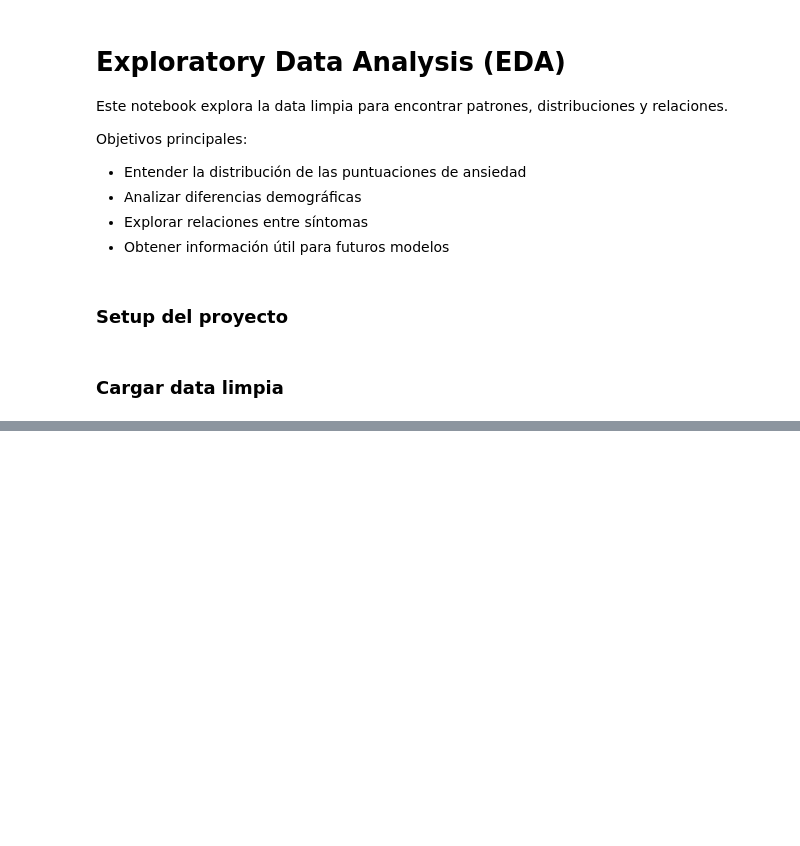
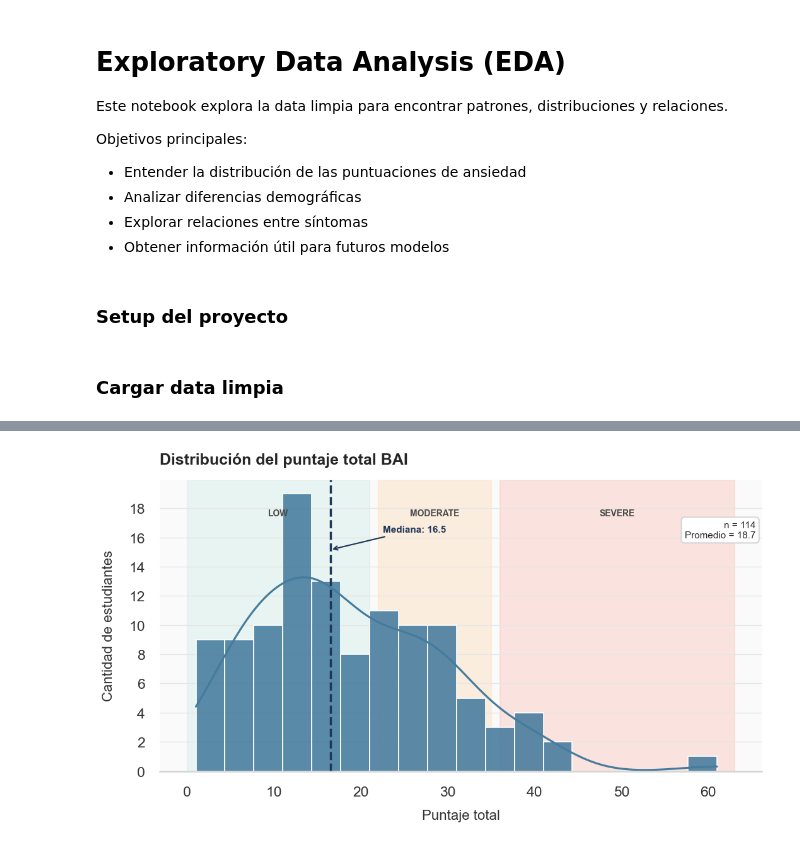
Before and after one commit to homeless-coder/bai-analysis, a Jupyter notebook: notebooks/02_eda.ipynb, the cells around one changed output, grey strips where cells are left out. Saved outputs shown, nothing was run; the diff lists cells and outputs as text; code cells hidden in the pictures; blank space fills up the shorter version.

```diff
--- a/notebooks/02_eda.ipynb
+++ b/notebooks/02_eda.ipynb
@@ -39,0 +93,86 @@ df.head()
+# %%
+if "polish_axes" not in globals():
+    def polish_axes(ax):
+        ax.grid(axis="y", color="#E6E6E6", linewidth=1)
+        ax.grid(axis="x", visible=False)
+        sns.despine(ax=ax, left=True, bottom=False)
+        ax.title.set_color("#222222")
+        return ax
+
+if "save_plot" not in globals():
+    from src.config import OUTPUTS_FIGURES
+    OUTPUTS_FIGURES.mkdir(parents=True, exist_ok=True)
+
+    def save_plot(fig, filename):
+        fig.tight_layout()
+        fig.savefig(OUTPUTS_FIGURES / filename, dpi=180, bbox_inches="tight")
+
+from matplotlib.ticker import MaxNLocator
+
+SCORE_BANDS = globals().get("SCORE_BANDS", [
+    (0, 21, "LOW", "#D9F0EA"),
+    (22, 35, "MODERATE", "#FDE4C8"),
+    (36, 63, "SEVERE", "#F6D0D0"),
+])
+
+fig, ax = plt.subplots(figsize=(11, 6.4))
+score_mean = df["totalScore"].mean()
+score_median = df["totalScore"].median()
+
+for start, end, label, color in SCORE_BANDS:
+    ax.axvspan(start, end, color=color, alpha=0.55, zorder=0)
+    ax.text(
+        (start + end) / 2,
+        0.90,
+        label,
+        transform=ax.get_xaxis_transform(),
+        ha="center",
+        va="top",
+        fontsize=10,
+        fontweight="bold",
+        color="#4A4A4A",
+    )
+
+sns.histplot(
+    data=df,
+    x="totalScore",
+    bins=18,
+    kde=True,
+    color="#457B9D",
+    edgecolor="white",
+    linewidth=1.2,
+    alpha=0.88,
+    ax=ax,
+)
+
+ax.yaxis.set_major_locator(MaxNLocator(integer=True))
+ax.axvline(score_median, color="#1D3557", linewidth=2.5, linestyle="--")
+ax.annotate(
+    f"Mediana: {score_median:.1f}",
+    xy=(score_median, ax.get_ylim()[1] * 0.76),
+    xytext=(score_median + 6, ax.get_ylim()[1] * 0.82),
+    arrowprops={"arrowstyle": "->", "color": "#1D3557", "lw": 1.5},
+    color="#1D3557",
+    fontsize=11,
+    fontweight="bold",
+)
+ax.text(
+    0.99,
+    0.86,
+    f"n = {len(df)}\nPromedio = {score_mean:.1f}",
+    transform=ax.transAxes,
+    ha="right",
+    va="top",
+    fontsize=11,
+    bbox={"boxstyle": "round,pad=0.35", "facecolor": "white", "edgecolor": "#D6D6D6"},
+)
+
+ax.set_title("Distribución del puntaje total BAI", loc="left", pad=18)
+ax.set_xlabel("Puntaje total", fontsize=16, labelpad=12)
+ax.set_ylabel("Cantidad de estudiantes", fontsize=16, labelpad=16)
+ax.tick_params(axis="both", pad=8)
+polish_axes(ax)
+save_plot(fig, "score_distribution.png")
+plt.show()
+# %% [output]
+[figure, added]
```
Also changed, not shown: parts of 12 cells of this notebook, 4 other files.
